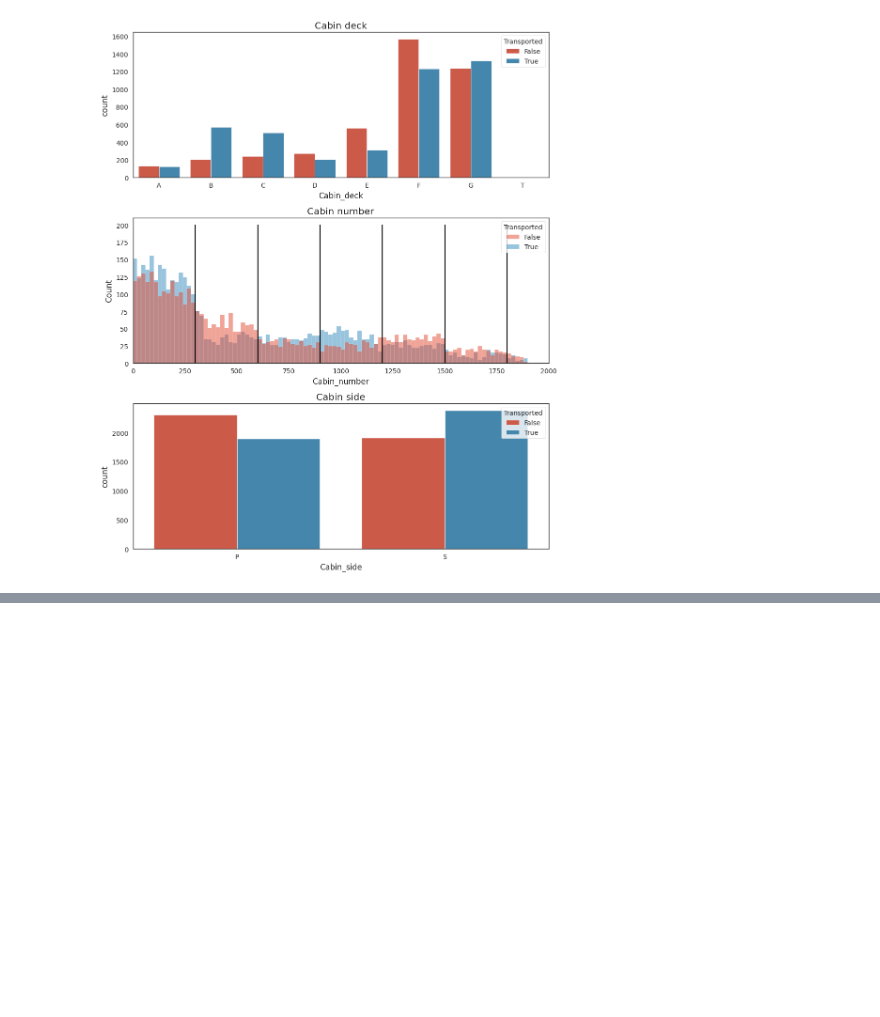
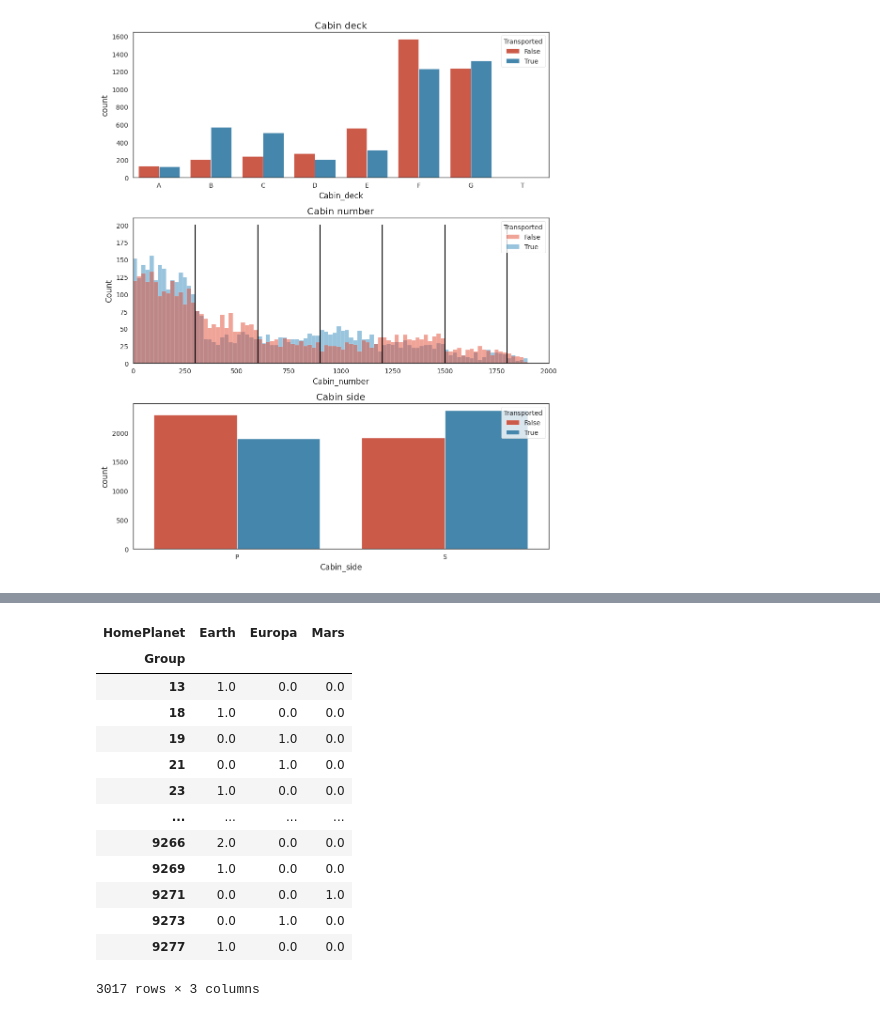
Before and after one commit to lixixi89055465/kaggle_stu, a Jupyter notebook: Spaceship_Titanic/Solution05/Best models Spaceship_Titanic01.py.ipynb, the cells around one changed output, grey strips where cells are left out. Cells and saved outputs as stored; diff of their text form; code cells hidden in the pictures; blank space fills up the shorter version.

```diff
--- a/Spaceship_Titanic/Solution05/Best models Spaceship_Titanic01.py.ipynb
+++ b/Spaceship_Titanic/Solution05/Best models Spaceship_Titanic01.py.ipynb
@@ -311,0 +337,17 @@ Index(['PassengerId', 'HomePlanet', 'CryoSleep', 'Cabin', 'Destination', 'Age',
+# %%
+dataset.groupby(['Group', 'HomePlanet'])['HomePlanet'].size().unstack().fillna(0)
+# %% [output]
+| HomePlanet | Earth | Europa | Mars |
+| Group |  |  |  |
+| 13 | 1.0 | 0.0 | 0.0 |
+| 18 | 1.0 | 0.0 | 0.0 |
+| 19 | 0.0 | 1.0 | 0.0 |
+| 21 | 0.0 | 1.0 | 0.0 |
+| 23 | 1.0 | 0.0 | 0.0 |
+| ... | ... | ... | ... |
+| 9266 | 2.0 | 0.0 | 0.0 |
+| 9269 | 1.0 | 0.0 | 0.0 |
+| 9271 | 0.0 | 0.0 | 1.0 |
+| 9273 | 0.0 | 1.0 | 0.0 |
+| 9277 | 1.0 | 0.0 | 0.0 |
+3017 rows × 3 columns
```
Also changed, not shown: parts of 26 cells of this notebook, 6 other files.
